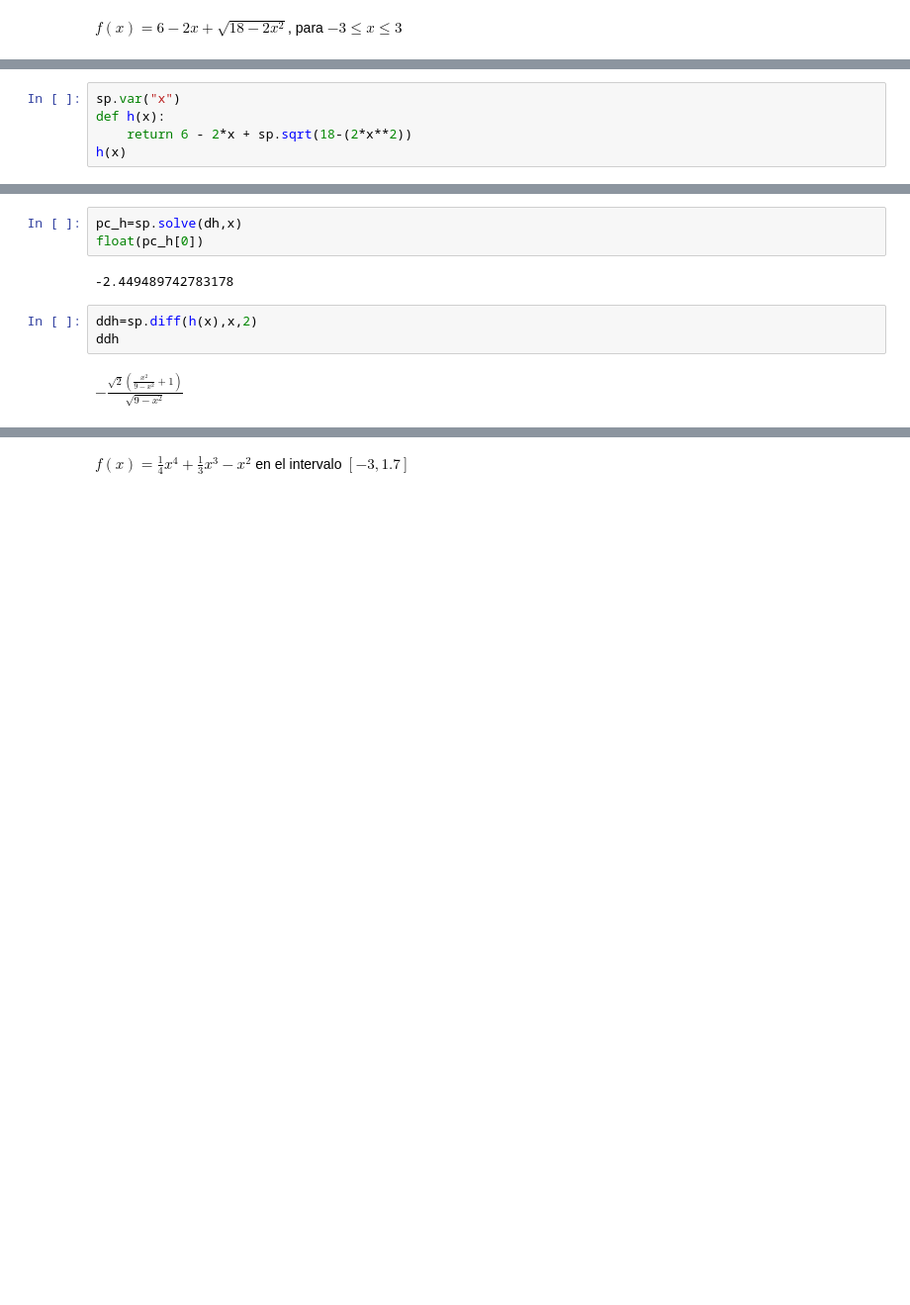
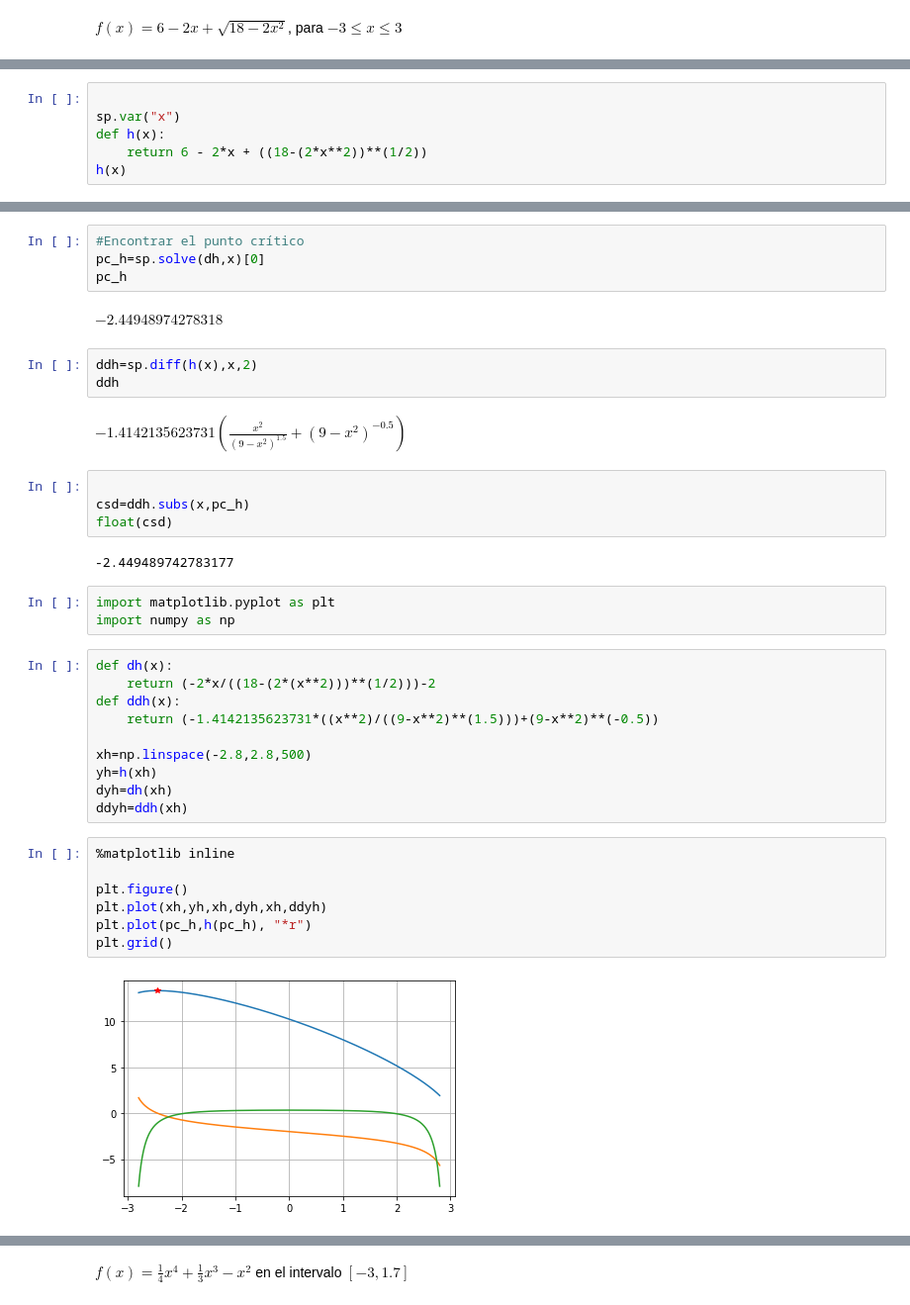
Before and after one commit to aluisaespinoza1/Repositorio, a Jupyter notebook: A02 - Sympy.ipynb, the cells around one changed output, grey strips where cells are left out. Shown: that part at 99% size. Cells and saved outputs as stored; diff of their text form; blank space fills up the shorter version.

```diff
--- a/A02 - Sympy.ipynb
+++ b/A02 - Sympy.ipynb
@@ -100,6 +106,7 @@ $f(x)=6-2x+\sqrt{18-2x^2}$, para $-3\leq x\leq 3$
 # %%
+
 sp.var("x")
 def h(x):
-    return 6 - 2*x + sp.sqrt(18-(2*x**2))
+    return 6 - 2*x + ((18-(2*x**2))**(1/2))
 h(x)
 # %% [output]
@@ -112,10 +119,39 @@ $\displaystyle - \frac{2 x}{\sqrt{18 - 2 x^{2}}} - 2$
 # %%
-pc_h=sp.solve(dh,x)
-float(pc_h[0])
+#Encontrar el punto crítico
+pc_h=sp.solve(dh,x)[0]
+pc_h
 # %% [output]
--2.449489742783178
+$\displaystyle -2.44948974278318$
 # %%
 ddh=sp.diff(h(x),x,2)
 ddh
 # %% [output]
-$\displaystyle - \frac{\sqrt{2} \left(\frac{x^{2}}{9 - x^{2}} + 1\right)}{\sqrt{9 - x^{2}}}$
+$\displaystyle - 1.4142135623731 \left(\frac{x^{2}}{\left(9 - x^{2}\right)^{1.5}} + \left(9 - x^{2}\right)^{-0.5}\right)$
+# %%
+
+csd=ddh.subs(x,pc_h)
+float(csd)
+# %% [output]
+-2.449489742783177
+# %%
+import matplotlib.pyplot as plt
+import numpy as np
+# %%
+def dh(x):
+    return (-2*x/((18-(2*(x**2)))**(1/2)))-2
+def ddh(x):
+    return (-1.4142135623731*((x**2)/((9-x**2)**(1.5)))+(9-x**2)**(-0.5))
+
+xh=np.linspace(-2.8,2.8,500)
+yh=h(xh)
+dyh=dh(xh)
+ddyh=ddh(xh)
+# %%
+%matplotlib inline
+
+plt.figure()
+plt.plot(xh,yh,xh,dyh,xh,ddyh)
+plt.plot(pc_h,h(pc_h), "*r")
+plt.grid()
+# %% [output]
+[figure, added]
```
Also changed, not shown: parts of 48 cells of this notebook.
